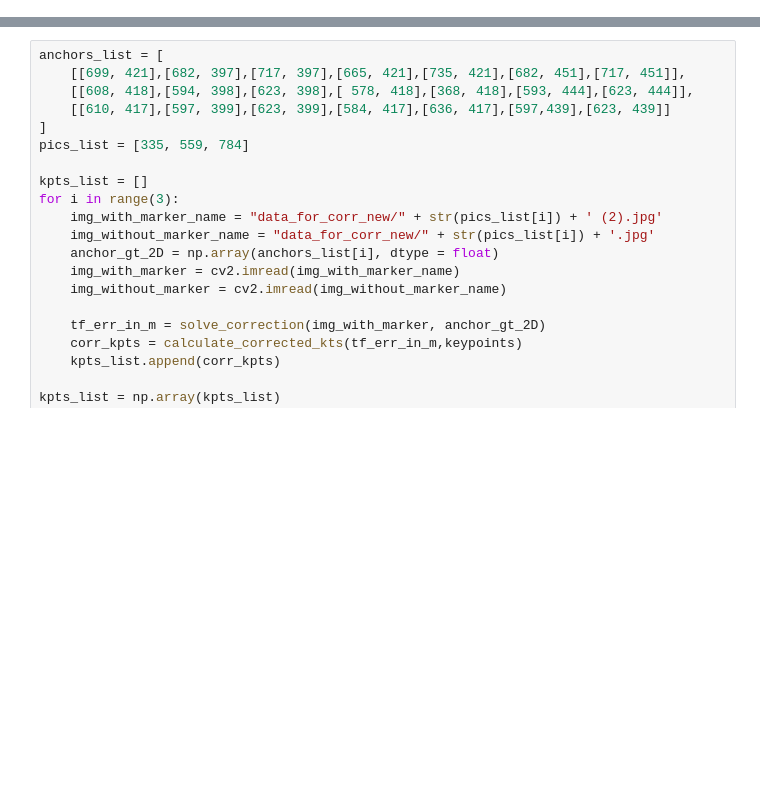
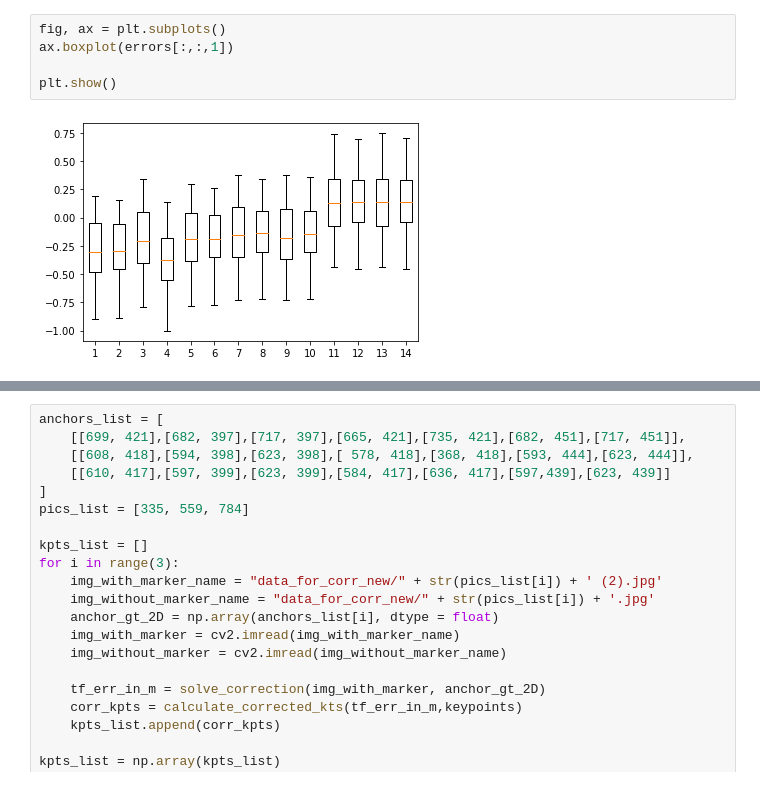
Before and after one commit to ViktorRakhmatulin/phoenix-bot, a Jupyter notebook: keypoints_tests.ipynb, the cells around one changed output, grey strips where cells are left out. Drawn from its saved outputs; the diff is of its cells as text; blank space fills up the shorter version.

```diff
--- a/keypoints_tests.ipynb
+++ b/keypoints_tests.ipynb
@@ -125,0 +249,7 @@ def get_socket_points(img, points_array, tvec, rvec,
+# %%
+fig, ax = plt.subplots()
+ax.boxplot(errors[:,:,1])
+
+plt.show()
+# %% [output]
+[figure, added]
```
Also changed, not shown: parts of 20 cells of this notebook.
